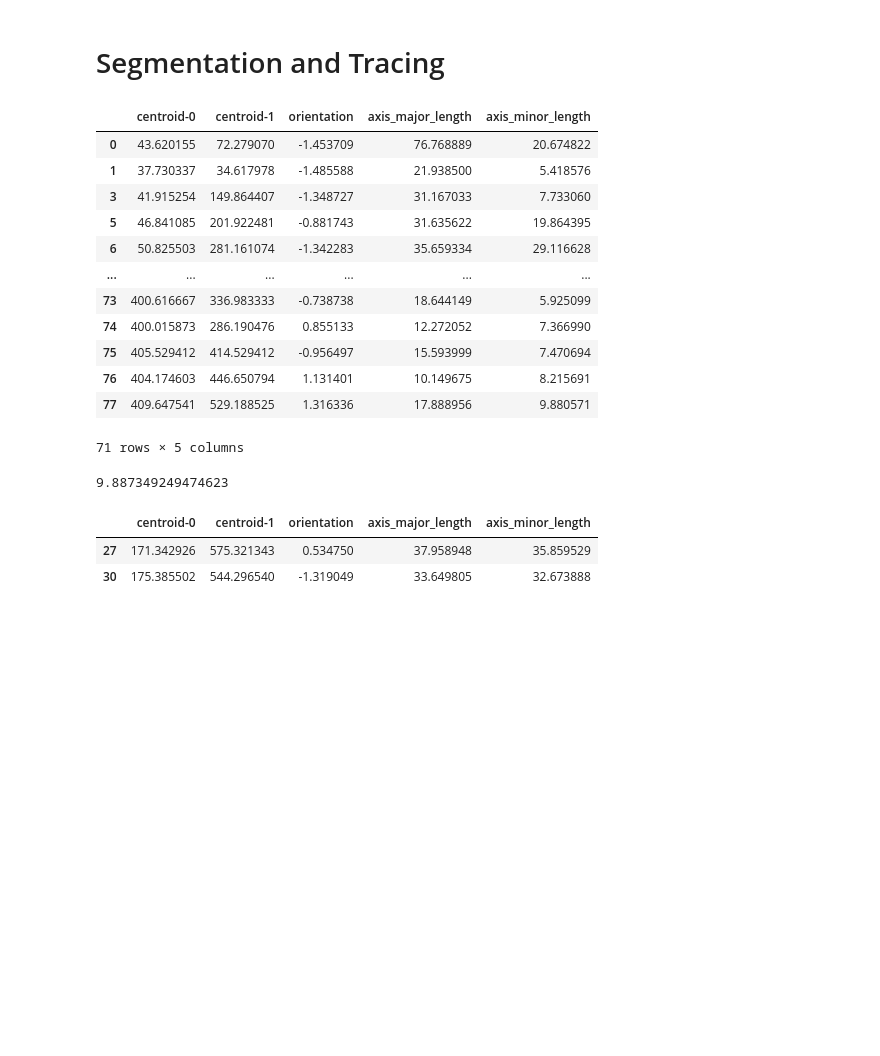
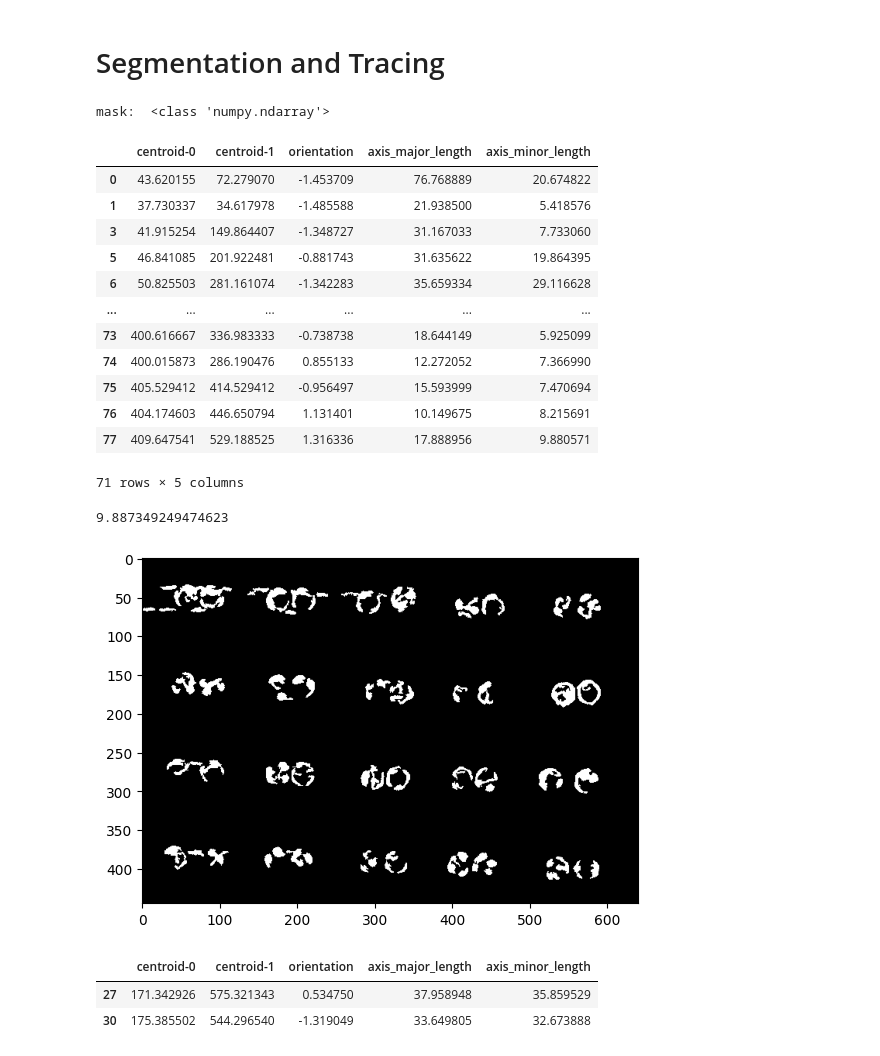
Before and after one commit to TestaVuota/ImageAnalysis, a Jupyter notebook: WilliamIm/detection_ellipse.ipynb, the cells around one changed output. Drawn from its saved outputs; the diff is of its cells as text; code cells hidden in the pictures; blank space fills up the shorter version.

```diff
--- a/WilliamIm/detection_ellipse.ipynb
+++ b/WilliamIm/detection_ellipse.ipynb
@@ -328,8 +328,8 @@ mask = morphology.remove_small_objects(mask, 50)
 mask = morphology.remove_small_holes(mask, 50)
 
 # # Plot the mask
-# print('mask: ', type(mask))
-# plt.imshow(Image.fromarray(mask))
+print('mask: ', type(mask))
+plt.imshow(Image.fromarray(mask))
 
 labels = measure.label(mask)
 
@@ -378,36 +378,47 @@ from IPython.display import display
 # display(resultDf)
 
 ssp = pd.DataFrame(measure.regionprops_table(labels, properties=(
                                                             'centroid',
                                                             'orientation',
                                                             'axis_major_length',
                                                             'axis_minor_length'
                                                         ))).drop(elements, axis = 0)
 display(ssp)
 
 # index, prop_name = 8, 'centroid'
 # index, prop_name = 8, 'orientation'
 # index, prop_name = 8, 'axis_major_length'
 index, prop_name = 8, 'axis_minor_length'
 print(getattr(props_[index], prop_name))
 #======================================================================================#
 plotly.io.show(fig)
-fig.write_html("file.html")
+fig.write_html("deducedMasks.html")
+plt.savefig('deducedMasks.pdf')
+
+# import kaleido
+# fig.write_image('file.png')
+# import pdfkit
+
+# savePath = r'C:\Users\nicolas.casteleyn\Documents\ImageAnalysis\WilliamIm'
+
+# pdfkit.from_file(os.path.join(savePath,'file.html'),os.path.join(savePath,'file.pdf'))
 # %% [output]
+mask:  <class 'numpy.ndarray'>
 |  | centroid-0 | centroid-1 | orientation | axis_major_length | axis_minor_length |
 | 0 | 43.620155 | 72.279070 | -1.453709 | 76.768889 | 20.674822 |
 | 1 | 37.730337 | 34.617978 | -1.485588 | 21.938500 | 5.418576 |
 | 3 | 41.915254 | 149.864407 | -1.348727 | 31.167033 | 7.733060 |
 | 5 | 46.841085 | 201.922481 | -0.881743 | 31.635622 | 19.864395 |
 | 6 | 50.825503 | 281.161074 | -1.342283 | 35.659334 | 29.116628 |
 | ... | ... | ... | ... | ... | ... |
 | 73 | 400.616667 | 336.983333 | -0.738738 | 18.644149 | 5.925099 |
 | 74 | 400.015873 | 286.190476 | 0.855133 | 12.272052 | 7.366990 |
 | 75 | 405.529412 | 414.529412 | -0.956497 | 15.593999 | 7.470694 |
 | 76 | 404.174603 | 446.650794 | 1.131401 | 10.149675 | 8.215691 |
 | 77 | 409.647541 | 529.188525 | 1.316336 | 17.888956 | 9.880571 |
-71 rows × 5 columns
-9.887349249474623
+71 rows × 5 columns
+9.887349249474623
+[figure, added]
 # %%
 
 selectedDisks = [28, 31]
```
Also changed, not shown: parts of 1 cell of this notebook, 6 other files.
